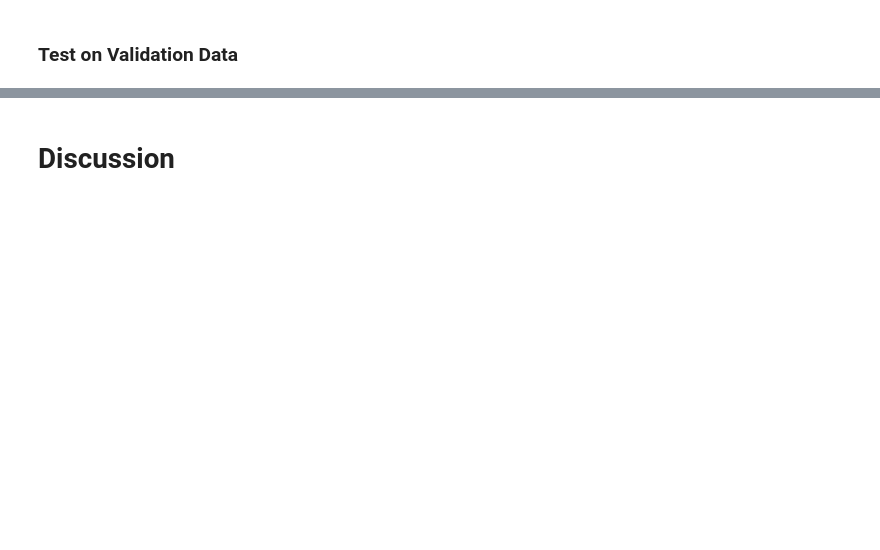
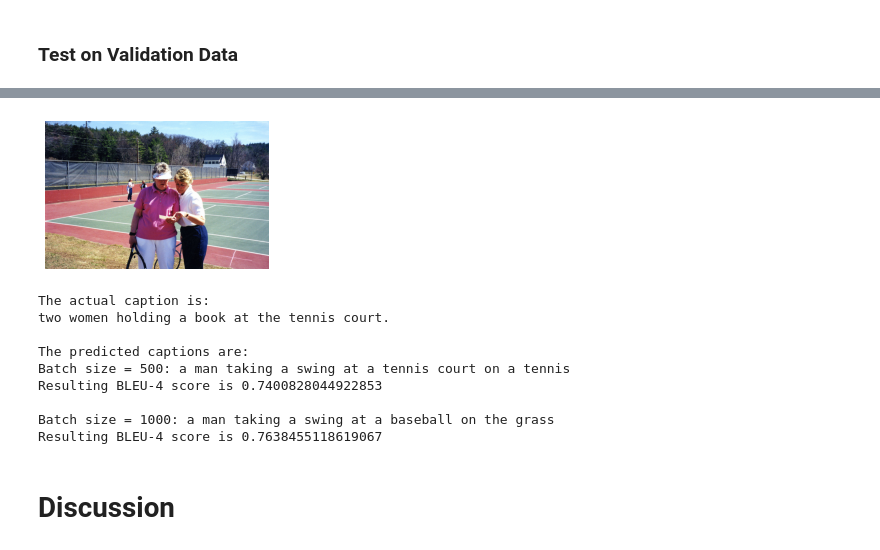
Before and after one commit to TianyuanCai/image_captioning, a Jupyter notebook: image_captioning.ipynb, the cells around one changed output, grey strips where cells are left out. Cells and saved outputs as stored; diff of their text form; code cells hidden in the pictures; blank space fills up the shorter version.

```diff
--- a/image_captioning.ipynb
+++ b/image_captioning.ipynb
@@ -727,28 +913,39 @@ rand_test_image = np.random.choice(range(len(test_captions)))
 # %%
 I = io.imread(images[rand_test_image])
 plt.imshow(I)
 plt.axis('off')
 plt.show()
 
 # Obtain actual and predicted images and their captions
 actual_caption = captions[rand_test_image]
 actual_caption = re.sub(r'(start|end)_sentence', '', actual_caption).strip()
 print("The actual caption is:\n%s \n\nThe predicted captions are:" %
       (actual_caption))
 
-for bs in [500, 1000, 2000, 3000]:
+for bs in [500, 1000]:
     model.load_weights(model_directory + '/model_epoch%s_bs%s.h5' %
                        (epochs - 1, bs))
     # Compare captions
     img_desc = generate_desc(model, tokenizer,
                              images_features[rand_test_image], max_length)
 
     actual_caption = re.sub(r'(start|end)_sentence', '', actual_caption)
     print("Batch size = %s: %s" % (bs, img_desc))
 
     result_bleu = nltk.translate.bleu_score.sentence_bleu(
         actual_caption, img_desc)
     print("Resulting BLEU-4 score is %s\n" % (result_bleu))
+# %% [output]
+[figure, added]
+The actual caption is:
+two women holding a book at the tennis court.
+
+The predicted captions are:
+Batch size = 500: a man taking a swing at a tennis court on a tennis
+Resulting BLEU-4 score is 0.7400828044922853
+
+Batch size = 1000: a man taking a swing at a baseball on the grass
+Resulting BLEU-4 score is 0.7638455118619067
 # %% [markdown]
 # Discussion
 # %%
```
Also changed, not shown: parts of 30 cells of this notebook.
